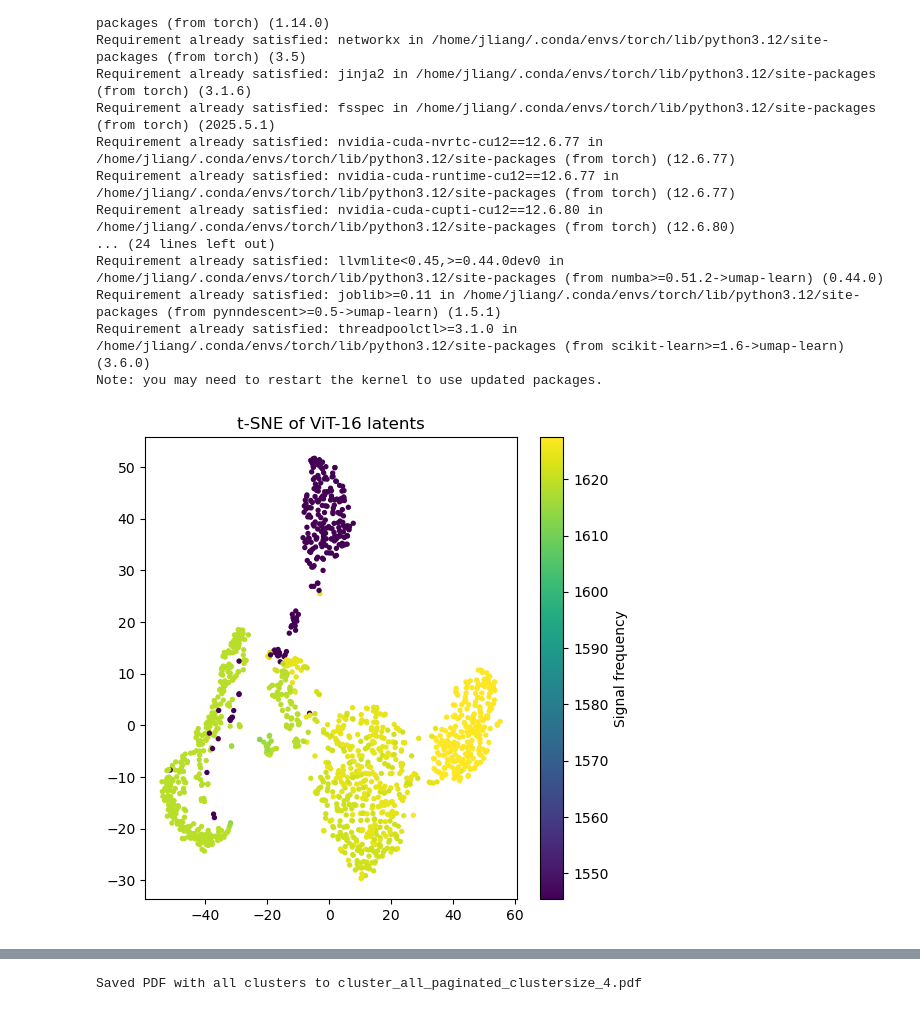
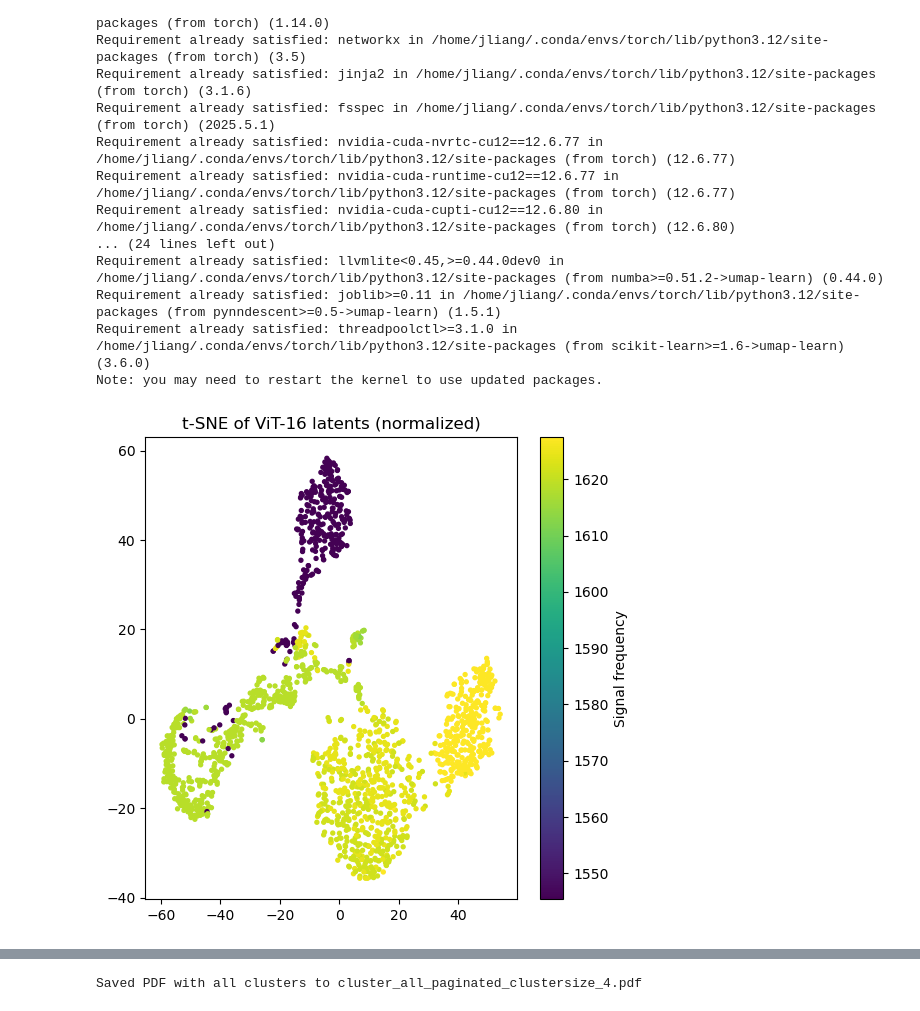
Before and after one commit to jelcis26/gbt-rfi, a Jupyter notebook: encoder-iridium.ipynb, the cells around one changed output, grey strips where cells are left out. Cells and saved outputs as stored; diff of their text form; code cells hidden in the pictures.

```diff
--- a/encoder-iridium.ipynb
+++ b/encoder-iridium.ipynb
@@ -643,15 +639,30 @@ assert latents_32d.shape[0] == freqs_array.shape[0]
 # # sanity check
 # assert mus_array.shape[0] == freqs_array.shape[0], "Ordering mismatch!"
 # %%
-tsne = TSNE(n_components=2, perplexity=30, random_state=42)
-Z_tsne = tsne.fit_transform(latents_32d)
+# tsne = TSNE(n_components=2, perplexity=30, random_state=42)
+# Z_tsne = tsne.fit_transform(latents_32d)
 
-plt.figure(figsize=(6,6))
-plt.scatter(Z_tsne[:,0], Z_tsne[:,1], c=freqs_array, cmap="viridis", s=8)
-plt.colorbar(label="Signal frequency")
-plt.title("t-SNE of ViT-16 latents")
-# plt.xlabel("TSNE 1"); plt.ylabel("TSNE 2")
-plt.show()
+# plt.figure(figsize=(6,6))
+# plt.scatter(Z_tsne[:,0], Z_tsne[:,1], c=freqs_array, cmap="viridis", s=8)
+# plt.colorbar(label="Signal frequency")
+# plt.title("t-SNE of ViT-16 latents")
+# # plt.xlabel("TSNE 1"); plt.ylabel("TSNE 2")
+# plt.show()
-# %% [output]
-[figure, removed]
+# %%
+from sklearn.preprocessing import normalize
+
+# Suppose Z_mid, Z_high are your [N×D] ViT outputs
+Z_mid_norm  = normalize(latents_32d,  norm="l2", axis=1)
+
+tsne_norm = TSNE(n_components=2, perplexity=30, random_state=42)
+Z_tsne_norm = tsne.fit_transform(Z_mid_norm)
+
+plt.figure(figsize=(6,6))
+plt.scatter(Z_tsne_norm[:,0], Z_tsne_norm[:,1], c=freqs_array, cmap="viridis", s=8)
+plt.colorbar(label="Signal frequency")
+plt.title("t-SNE of ViT-16 latents (normalized)")
+# plt.xlabel("TSNE 1"); plt.ylabel("TSNE 2")
+plt.show()
+# %% [output]
+[figure, added]
 # %%
```
Also changed, not shown: parts of 6 cells of this notebook, 1 other file.
